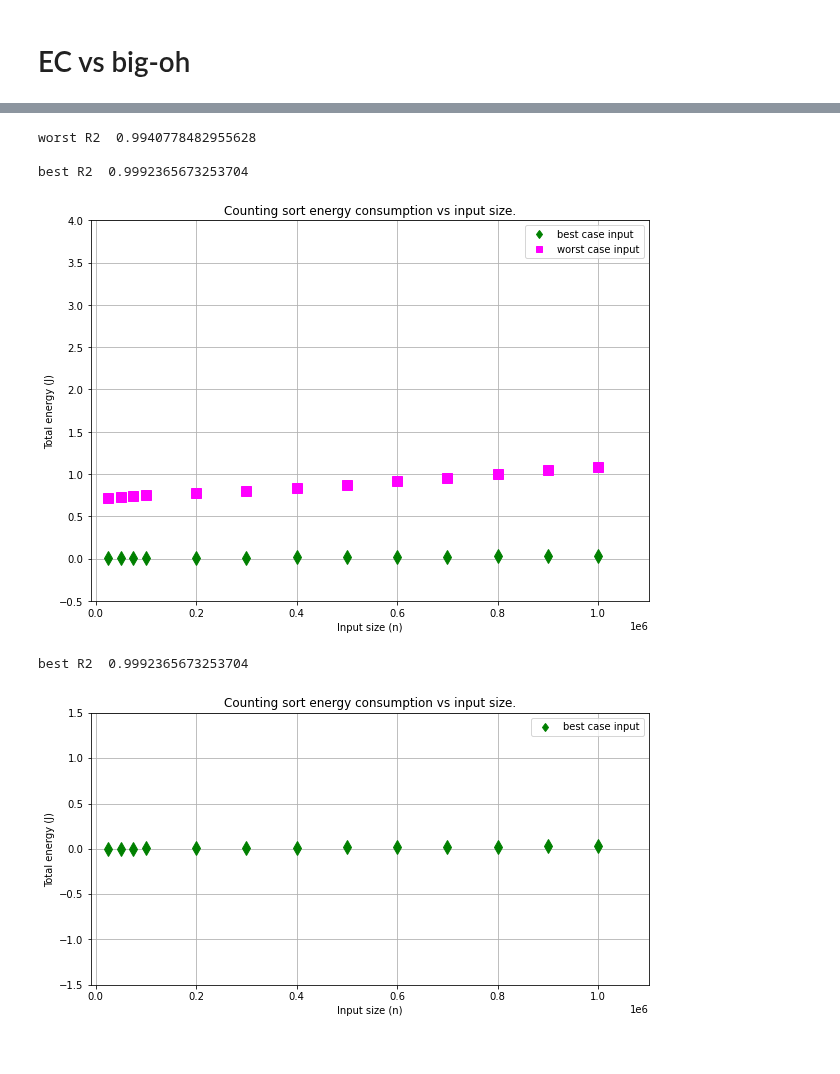
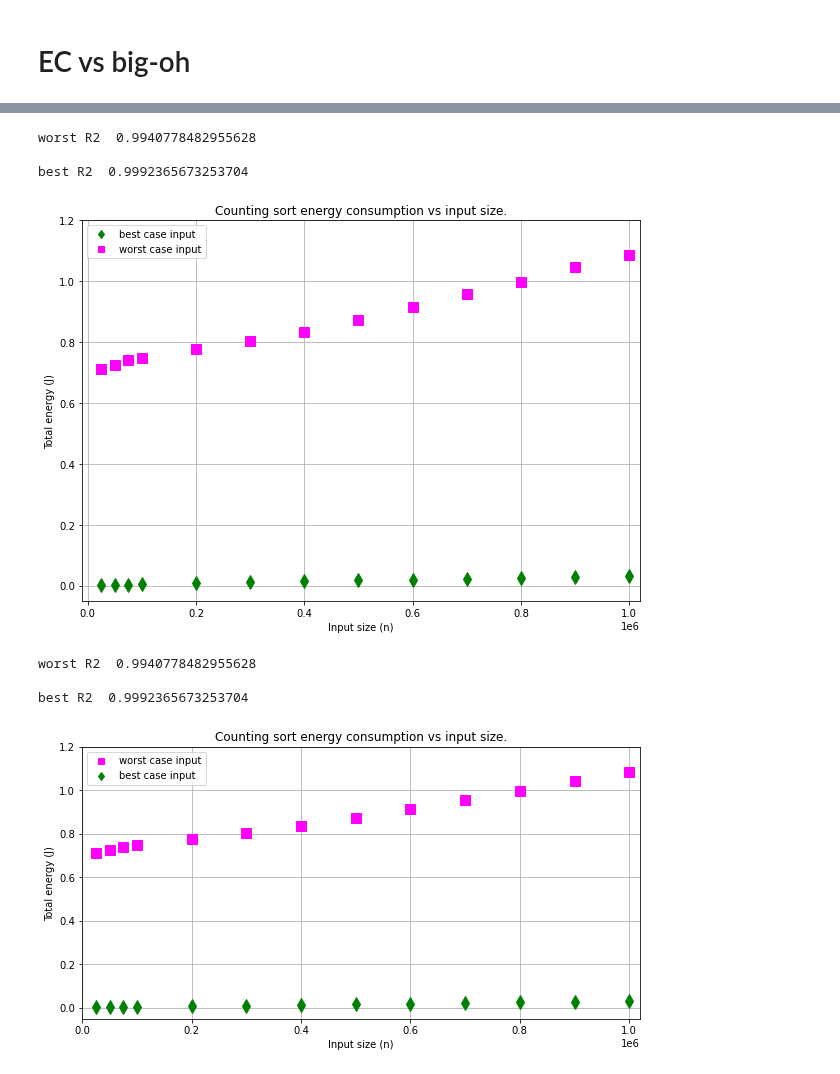
Before and after one commit to hrallil/RAPL_measurements, a Jupyter notebook: Java/FinalResults/FinalAnalysis/CountingMajaTest.ipynb, the cells around one changed output, grey strips where cells are left out. Drawn from its saved outputs; the diff is of its cells as text; code cells hidden in the pictures.

Commit message:
Counting done

```diff
--- a/Java/FinalResults/FinalAnalysis/CountingMajaTest.ipynb
+++ b/Java/FinalResults/FinalAnalysis/CountingMajaTest.ipynb
@@ -444,37 +459,37 @@ best R2  0.9992365673253704
 # %%
 plt.figure(figsize=(10,7))
 color = "red"
 
 Rs = []
 
 best = polyReg(dfCountingMean16[dfCountingMean16["Input case"] == "best"]["Size"], dfCountingMean16[dfCountingMean16["Input case"] == "best"]["full EC"],1, "Merge time for best case input", "green",dots="d",regLine=False)
 plt.plot(-10000,-10000,"d", color="green",label="best case input")
 # for i in range(1,11):
 #     Rs.append(polyReg(dfCountingMean16[dfCountingMean16["Input case"] == f"random{i}"]["Size"], dfCountingMean16[dfCountingMean16["Input case"] == f"random{i}"]["full EC"],1, f"random{i} case input", "darkorange",dots="v",regLine=False))
 # plt.plot(-10000,-10000,"v", color="darkorange",label="countingrandom1 - countingrandom10")
 for i in range(len(Rs)):
     print(f"random{i} R2", Rs[i][1], " \n")
 worst = polyReg(dfCountingMean16[dfCountingMean16["Input case"] == "worst"]["Size"], dfCountingMean16[dfCountingMean16["Input case"] == "worst"]["full EC"],1, "Merge time for worst case input", "fuchsia",dots="s",regLine=False)
 plt.plot(-10000,-10000,"s", color="fuchsia",label="worst case input")
 print(f"worst R2 ", worst[1], "\n")
 print(f"best R2 ", best[1], "\n")
 plt.title("Counting sort energy consumption vs input size.")
 plt.xlabel("Input size (n)")
 plt.ylabel("Total energy (J)")
 plt.grid()
-plt.xlim(-10000,1100000)
-plt.ylim(-.5,4)
+plt.xlim(-10000,1020000)
+plt.ylim(-.05,1.2)
 plt.legend()
 plt.show()
 # %% [output]
 worst R2  0.9940778482955628
 
 best R2  0.9992365673253704
-[figure, old version]
+[figure, new version]
 # %%
 plt.figure(figsize=(10,5))
 color = "red"
-# plt.plot(-10000,-10000,"s", color="fuchsia",label="worst case input")
+plt.plot(-10000,-10000,"s", color="fuchsia",label="worst case input")
 # plt.plot(-10000,-10000,"v", color="darkorange",label="countingrandom1 - countingrandom10")
 plt.plot(-10000,-10000,"d", color="green",label="best case input")
 
@@ -485,18 +500,20 @@ best = polyReg(dfCountingMean16[dfCountingMean16["Input case"] == "best"]["Size"
 #     Rs.append(polyReg(dfCountingMean16[dfCountingMean16["Input case"] == f"random{i}"]["Size"], dfCountingMean16[dfCountingMean16["Input case"] == f"random{i}"]["full EC"],1, f"random{i} case input", "darkorange",dots="v",regLine=False))
 # for i in range(len(Rs)):
 #     print(f"random{i} R2", Rs[i][1], " \n")
-# worst = polyReg(dfCountingMean16[dfCountingMean16["Input case"] == "worst"]["Size"], dfCountingMean16[dfCountingMean16["Input case"] == "worst"]["full EC"],1, "Merge time for worst case input", "fuchsia",dots="s",regLine=False)
-# print(f"worst R2 ", worst[1], "\n")
+worst = polyReg(dfCountingMean16[dfCountingMean16["Input case"] == "worst"]["Size"], dfCountingMean16[dfCountingMean16["Input case"] == "worst"]["full EC"],1, "Merge time for worst case input", "fuchsia",dots="s",regLine=False)
+print(f"worst R2 ", worst[1], "\n")
 print(f"best R2 ", best[1], "\n")
 plt.title("Counting sort energy consumption vs input size.")
 plt.xlabel("Input size (n)")
 plt.ylabel("Total energy (J)")
 plt.grid()
-plt.xlim(-10000,1100000)
-plt.ylim(-1.5,1.5)
+plt.xlim(0,1020000)
+plt.ylim(-.05,1.2)
 
 plt.legend()
 plt.show()
 # %% [output]
+worst R2  0.9940778482955628
+
 best R2  0.9992365673253704
-[figure, old version]
+[figure, new version]
```
Also changed, not shown: parts of 7 cells of this notebook.
